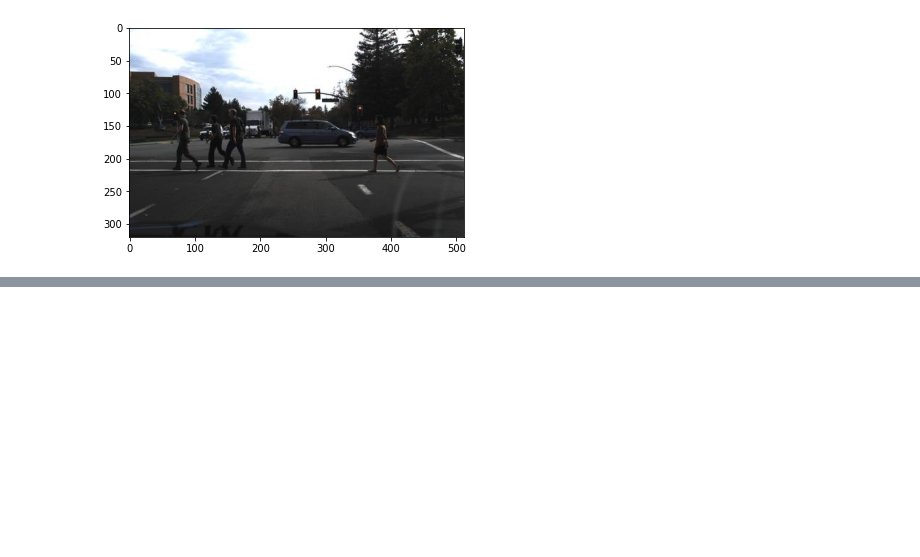
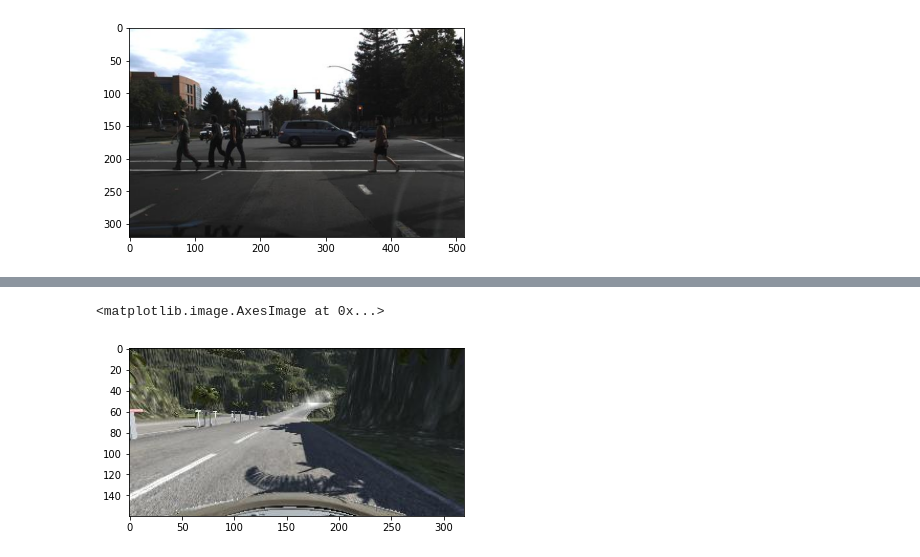
Before and after one commit to slevin48/self-driving, a Jupyter notebook: self-driving.ipynb, the cells around one changed output, grey strips where cells are left out. Saved outputs shown, nothing was run; the diff lists cells and outputs as text; code cells hidden in the pictures; blank space fills up the shorter version.

```diff
--- a/self-driving.ipynb
+++ b/self-driving.ipynb
@@ -116,0 +194,9 @@ plt.imshow(image)
+# %%
+import numpy as np
+image = np.asarray(bytearray(img2), dtype="uint8")
+image = cv2.imdecode(image, cv2.IMREAD_COLOR)
+image = image[:, :, [2, 1, 0]] # BGR -> RGB
+plt.imshow(image)
+# %% [output]
+<matplotlib.image.AxesImage at 0x...>
+[figure, added]
```
Also changed, not shown: parts of 12 cells of this notebook, 6 other files.
